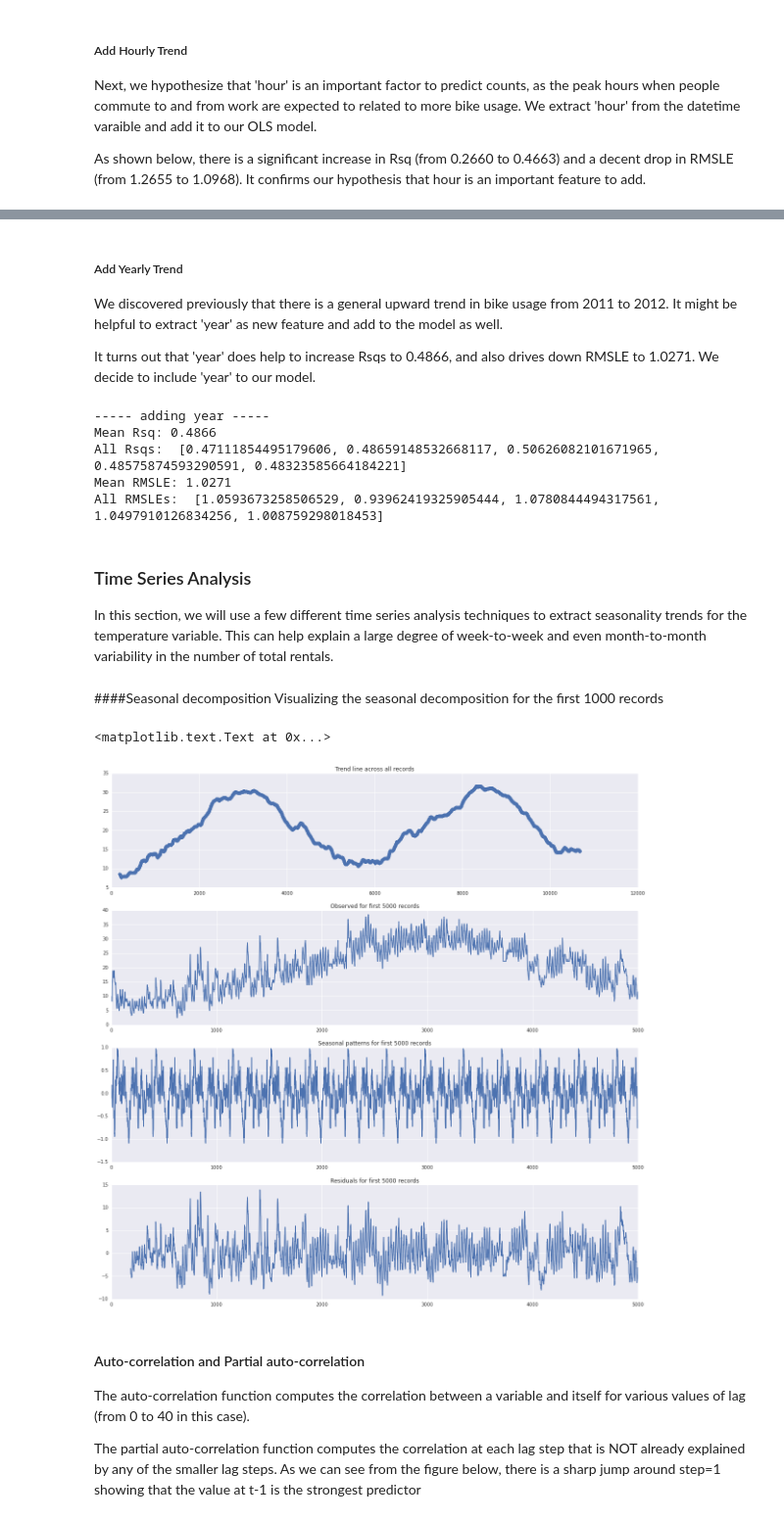
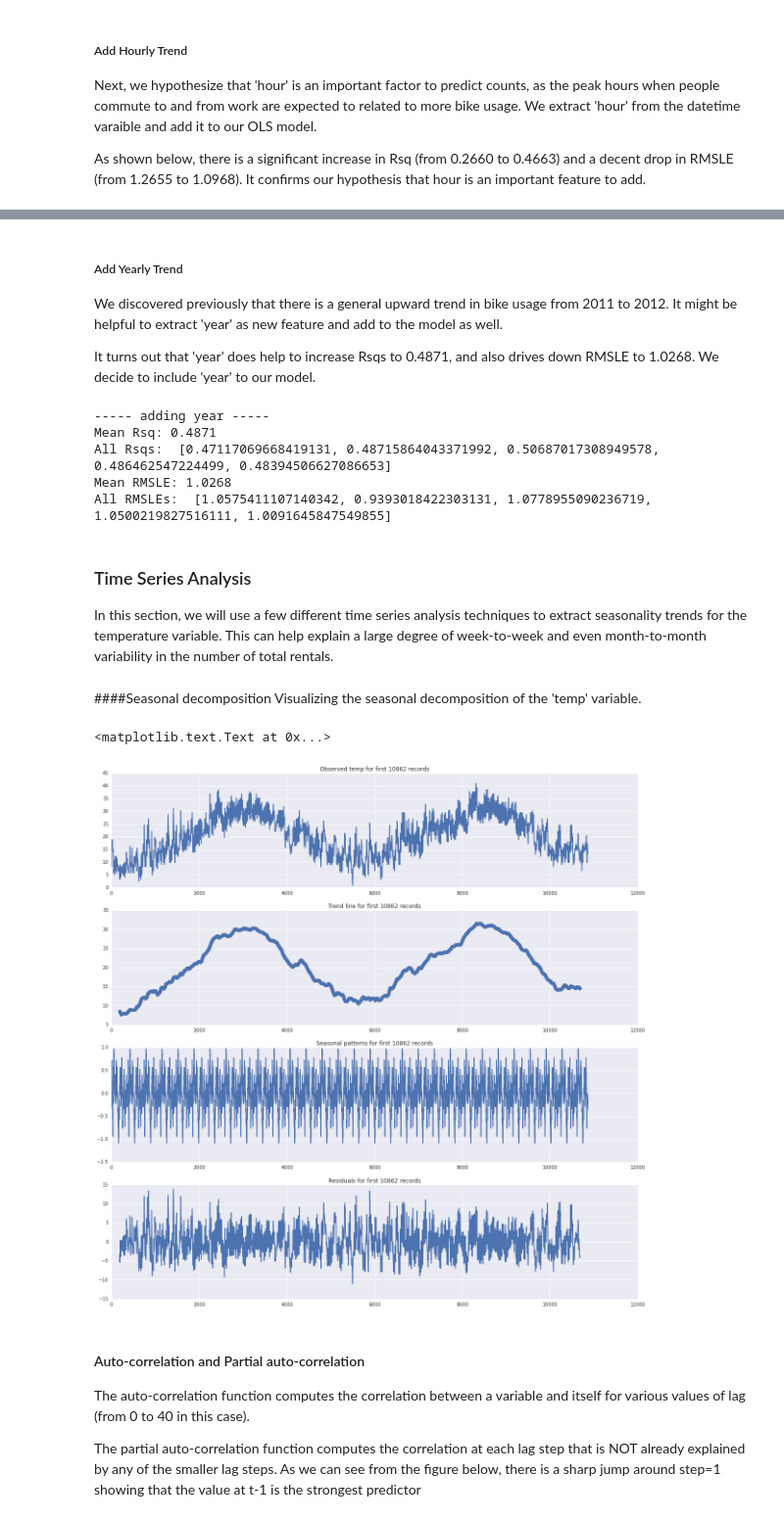
Before and after one commit to taylorma/w207final, a Jupyter notebook: notebook/w207final.ipynb, the cells around one changed output, grey strips where cells are left out. Shown at 98% size. Saved outputs shown, nothing was run; the diff lists cells and outputs as text; code cells hidden in the pictures.

```diff
--- a/notebook/w207final.ipynb
+++ b/notebook/w207final.ipynb
@@ -403,7 +407,7 @@ Mean RMSLE: 1.4690
 All RMSLEs:  [1.6619192406258045, 1.4834540369077238, 1.6503829129822385, 1.3029076729978499, 1.2463555519008582]
 # %%
 outliers = train_df[train_df.temp - train_df.atemp > 10]
-train_df_no_outliers = train_df[train_df.temp - train_df.atemp <= 10]
+train_df_no_outliers = train_df.loc[train_df.temp - train_df.atemp <= 10,:]
 print train_df_no_outliers.shape
 
 train_feat = train_df_no_outliers[['season','holiday','workingday','weather','temp','atemp',\
@@ -431,6 +435,7 @@ train_feat = train_df_no_outliers[['season','holiday','workingday','weather','te
 # new target variable: log(count + 1)
 train_targ = np.array([row['count'] + 1 for index, row in train_df_no_outliers[['count']].iterrows()])
 train_targ = np.log(train_targ)
+train_df_no_outliers.loc[:,'log_count'] = train_targ
 
 plt.hist(train_targ)
 
@@ -506,6 +512,7 @@ dayofweek and dayofyear both seem to help increase mean Rsq and decrease mean RM
 train_df_no_outliers.loc[:,('day')] = train_df_no_outliers.index.day
 train_df_no_outliers.loc[:,('dayofweek')] = train_df_no_outliers.index.dayofweek
 train_df_no_outliers.loc[:,('dayofyear')] = train_df_no_outliers.index.dayofyear
+train_df_no_outliers.loc[:,('weekofyear')] = train_df_no_outliers.index.weekofyear
 
 # add day to features
 train_feat = train_df_no_outliers[['season','holiday','workingday','weather','temp','atemp','humidity',\
@@ -530,6 +537,12 @@ train_feat = train_df_no_outliers[['season','holiday','workingday','weather','te
                                     'windspeed','hour','dayofweek','dayofyear']].values
 print '\n----- adding day-of-week and day-of-year -----'
 k_fold_cv(train_feat, train_targ, 5)
+
+#add dayofweek, dayofyear and weekofyear to features
+train_feat = train_df_no_outliers[['season','holiday','workingday','weather','temp','atemp','humidity',\
+                                    'windspeed','hour','dayofweek','dayofyear','weekofyear']].values
+print '\n----- adding day-of-week, day-of-year and week-of-year -----'
+k_fold_cv(train_feat, train_targ, 5)
 # %% [output]
 ----- adding day -----
 Mean Rsq: 0.4665
@@ -552,49 +565,49 @@ All RMSLEs:  [1.1599556946104266, 1.0092324983435832, 1.1496655160311104, 1.0786
 ##### Add Yearly Trend
 We discovered previously that there is a general upward trend in bike usage from 2011 to 2012. It might be helpful to extract 'year' as new feature and add to the model as well.
 
-It turns out that 'year' does help to increase Rsqs to 0.4866, and also drives down RMSLE to 1.0271. We decide to include 'year' to our model.
+It turns out that 'year' does help to increase Rsqs to 0.4871, and also drives down RMSLE to 1.0268. We decide to include 'year' to our model.
 # %%
 # extract year as a single feature, 2011 as 0, 2012 as 1
 train_df_no_outliers.loc[:,('year')] = train_df_no_outliers.index.year - 2011
 
 # add year to features
 train_feat = train_df_no_outliers[['season','holiday','workingday','weather','temp','atemp','humidity',\
-                                    'windspeed','hour','dayofweek','dayofyear','year']].values
+                                    'windspeed','hour','dayofweek','dayofyear','weekofyear','year']].values
 
 print '\n----- adding year -----'
 k_fold_cv(train_feat, train_targ, 5)
 # %% [output]
 ----- adding year -----
-Mean Rsq: 0.4866
-All Rsqs:  [0.47111854495179606, 0.48659148532668117, 0.50626082101671965, 0.48575874593290591, 0.48323585664184221]
-Mean RMSLE: 1.0271
-All RMSLEs:  [1.0593673258506529, 0.93962419325905444, 1.0780844494317561, 1.0497910126834256, 1.008759298018453]
+Mean Rsq: 0.4871
+All Rsqs:  [0.47117069668419131, 0.48715864043371992, 0.50687017308949578, 0.486462547224499, 0.48394506627086653]
+Mean RMSLE: 1.0268
+All RMSLEs:  [1.0575411107140342, 0.9393018422303131, 1.0778955090236719, 1.0500219827516111, 1.0091645847549855]
 # %% [markdown]
 ### Time Series Analysis
 In this section, we will use a few different time series analysis techniques to extract seasonality trends for the temperature variable. This can help explain a large degree of week-to-week and even month-to-month variability in the number of total rentals.
 # %% [markdown]
 ####Seasonal decomposition
-Visualizing the seasonal decomposition for the first 1000 records
+Visualizing the seasonal decomposition of the 'temp' variable.
 # %%
 res = sm.tsa.seasonal_decompose(train_df_no_outliers.temp, model='additive', freq=365)
-num_records = 5000
+num_records = len(train_df_no_outliers)
 
 fig, ax = plt.subplots(4,figsize=(20,20))
 
-ax[0].plot(res.trend, marker='o', linestyle='--')
-ax[0].set_title('Trend line across all records')
+ax[0].plot(train_df_no_outliers.temp[:num_records])
+ax[0].set_title('Observed temp for first %s records' % num_records )
 
-ax[1].plot(train_df_no_outliers.temp[:num_records])
-ax[1].set_title('Observed for first %s records' % num_records )
+ax[1].plot(res.trend[:num_records], marker='o', linestyle='--')
+ax[1].set_title('Trend line for first %s records' % num_records)
 
 ax[2].plot(res.seasonal[:num_records])
 ax[2].set_title('Seasonal patterns for first %s records' % num_records )
 
 ax[3].plot(res.resid[:num_records])
 ax[3].set_title('Residuals for first %s records' % num_records )
 # %% [output]
 <matplotlib.text.Text at 0x...>
-[figure, old version]
+[figure, new version]
 # %% [markdown]
 #### Auto-correlation and Partial auto-correlation
 The auto-correlation function computes the correlation between a variable
```
Also changed, not shown: parts of 32 cells of this notebook, 3 other files.
